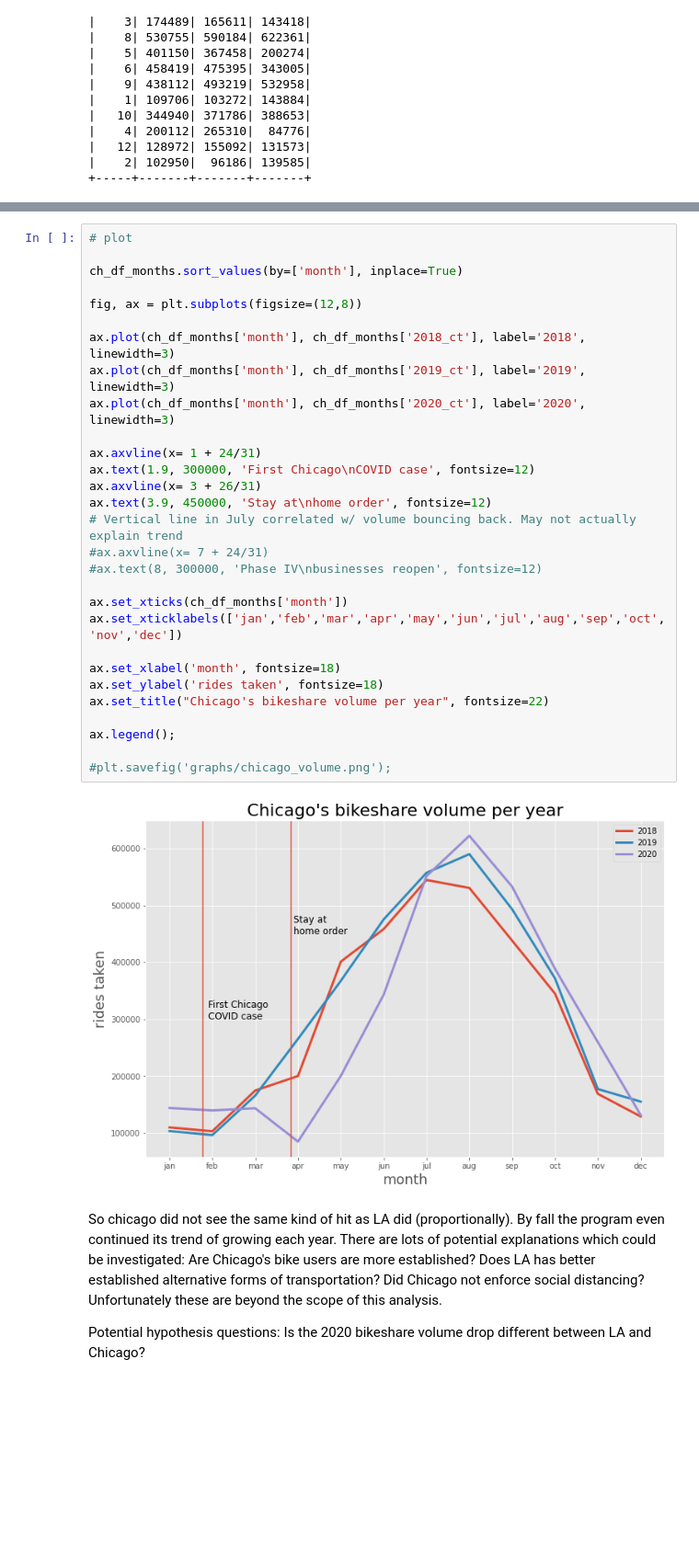
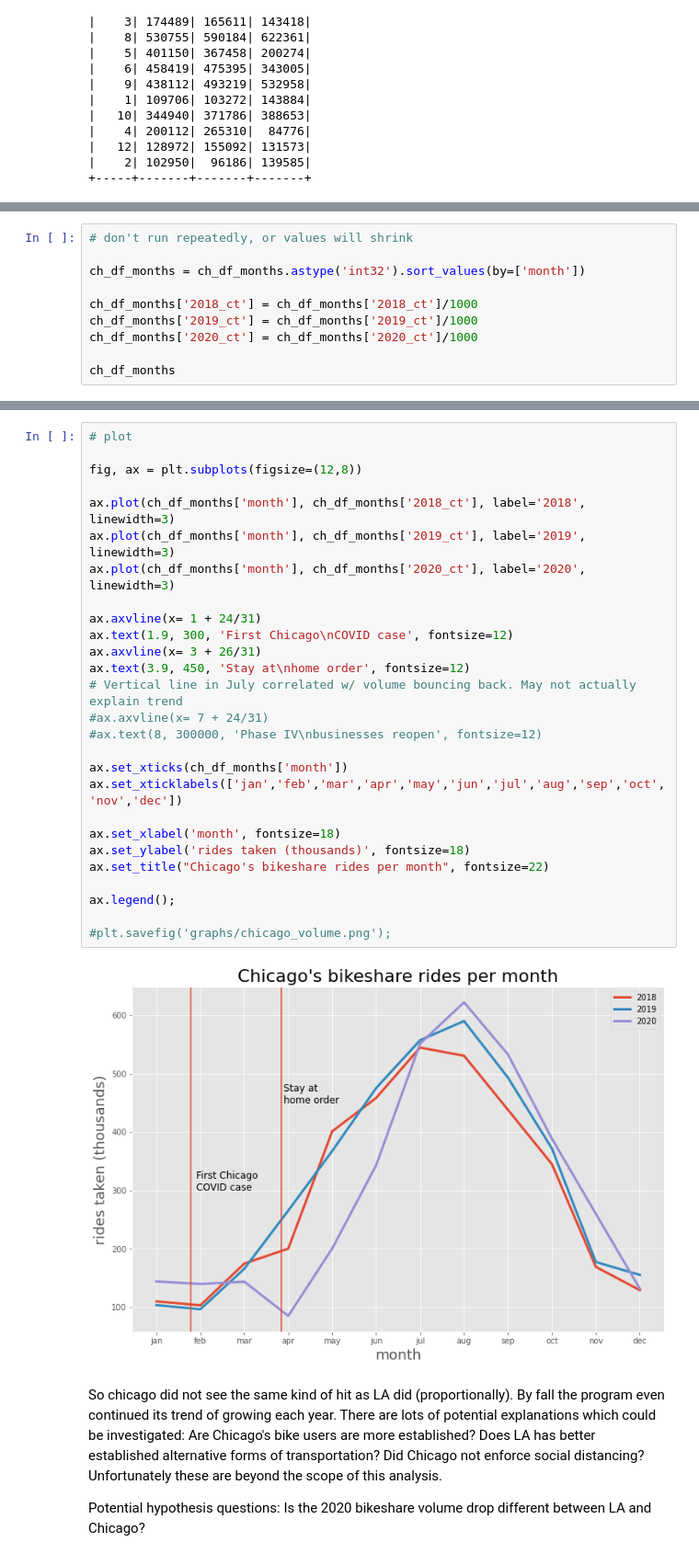
Before and after one commit to nick-kopy/Exploration-of-bike-share-programs-post-pandemic, a Jupyter notebook: data_clean.ipynb, the cells around one changed output, grey strips where cells are left out. Shown at 92% size. Saved outputs shown, nothing was run; the diff lists cells and outputs as text; blank space fills up the shorter version.

```diff
--- a/data_clean.ipynb
+++ b/data_clean.ipynb
@@ -688,0 +711,10 @@ memory usage: 464.0 bytes
+# %%
+# don't run repeatedly, or values will shrink
+
+ch_df_months = ch_df_months.astype('int32').sort_values(by=['month'])
+
+ch_df_months['2018_ct'] = ch_df_months['2018_ct']/1000
+ch_df_months['2019_ct'] = ch_df_months['2019_ct']/1000
+ch_df_months['2020_ct'] = ch_df_months['2020_ct']/1000
+
+ch_df_months
@@ -689,34 +735,32 @@ memory usage: 464.0 bytes
 # %%
 # plot
-
-ch_df_months.sort_values(by=['month'], inplace=True)
 
 fig, ax = plt.subplots(figsize=(12,8))
 
 ax.plot(ch_df_months['month'], ch_df_months['2018_ct'], label='2018', linewidth=3)
 ax.plot(ch_df_months['month'], ch_df_months['2019_ct'], label='2019', linewidth=3)
 ax.plot(ch_df_months['month'], ch_df_months['2020_ct'], label='2020', linewidth=3)
 
 ax.axvline(x= 1 + 24/31)
-ax.text(1.9, 300000, 'First Chicago\nCOVID case', fontsize=12)
+ax.text(1.9, 300, 'First Chicago\nCOVID case', fontsize=12)
 ax.axvline(x= 3 + 26/31)
-ax.text(3.9, 450000, 'Stay at\nhome order', fontsize=12)
+ax.text(3.9, 450, 'Stay at\nhome order', fontsize=12)
 # Vertical line in July correlated w/ volume bouncing back. May not actually explain trend
 #ax.axvline(x= 7 + 24/31)
 #ax.text(8, 300000, 'Phase IV\nbusinesses reopen', fontsize=12)
 
 ax.set_xticks(ch_df_months['month'])
 ax.set_xticklabels(['jan','feb','mar','apr','may','jun','jul','aug','sep','oct','nov','dec'])
 
 ax.set_xlabel('month', fontsize=18)
-ax.set_ylabel('rides taken', fontsize=18)
-ax.set_title("Chicago's bikeshare volume per year", fontsize=22)
+ax.set_ylabel('rides taken (thousands)', fontsize=18)
+ax.set_title("Chicago's bikeshare rides per month", fontsize=22)
 
 ax.legend();
 
 #plt.savefig('graphs/chicago_volume.png');
 # %% [output]
-[figure, old version]
+[figure, new version]
 # %% [markdown]
 So chicago did not see the same kind of hit as LA did (proportionally). By fall the program even continued its trend of growing each year. There are lots of potential explanations which could be investigated: Are Chicago's bike users are more established? Does LA has better established alternative forms of transportation? Did Chicago not enforce social distancing? Unfortunately these are beyond the scope of this analysis.
 
```
Also changed, not shown: parts of 16 cells of this notebook, 5 other files.
